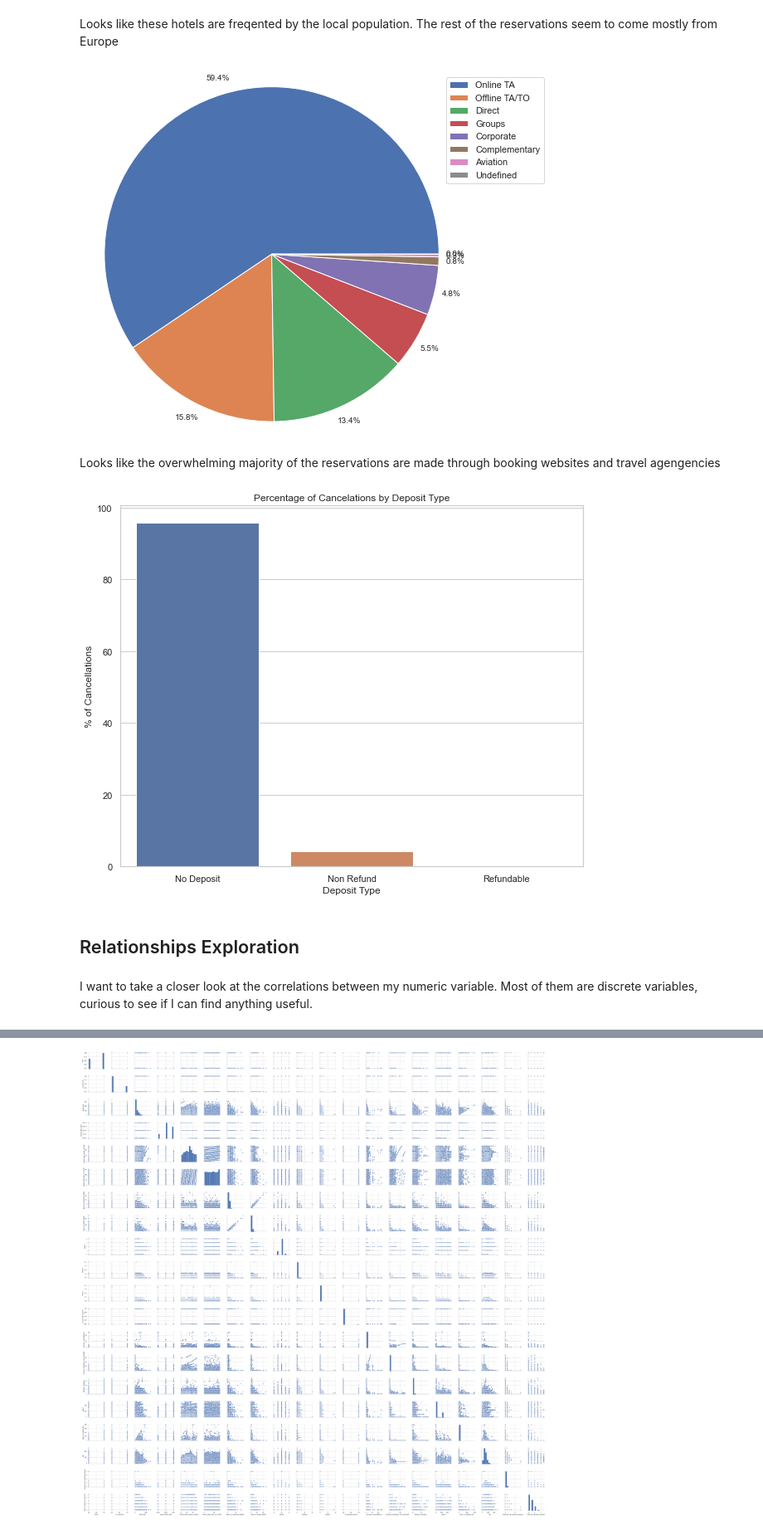
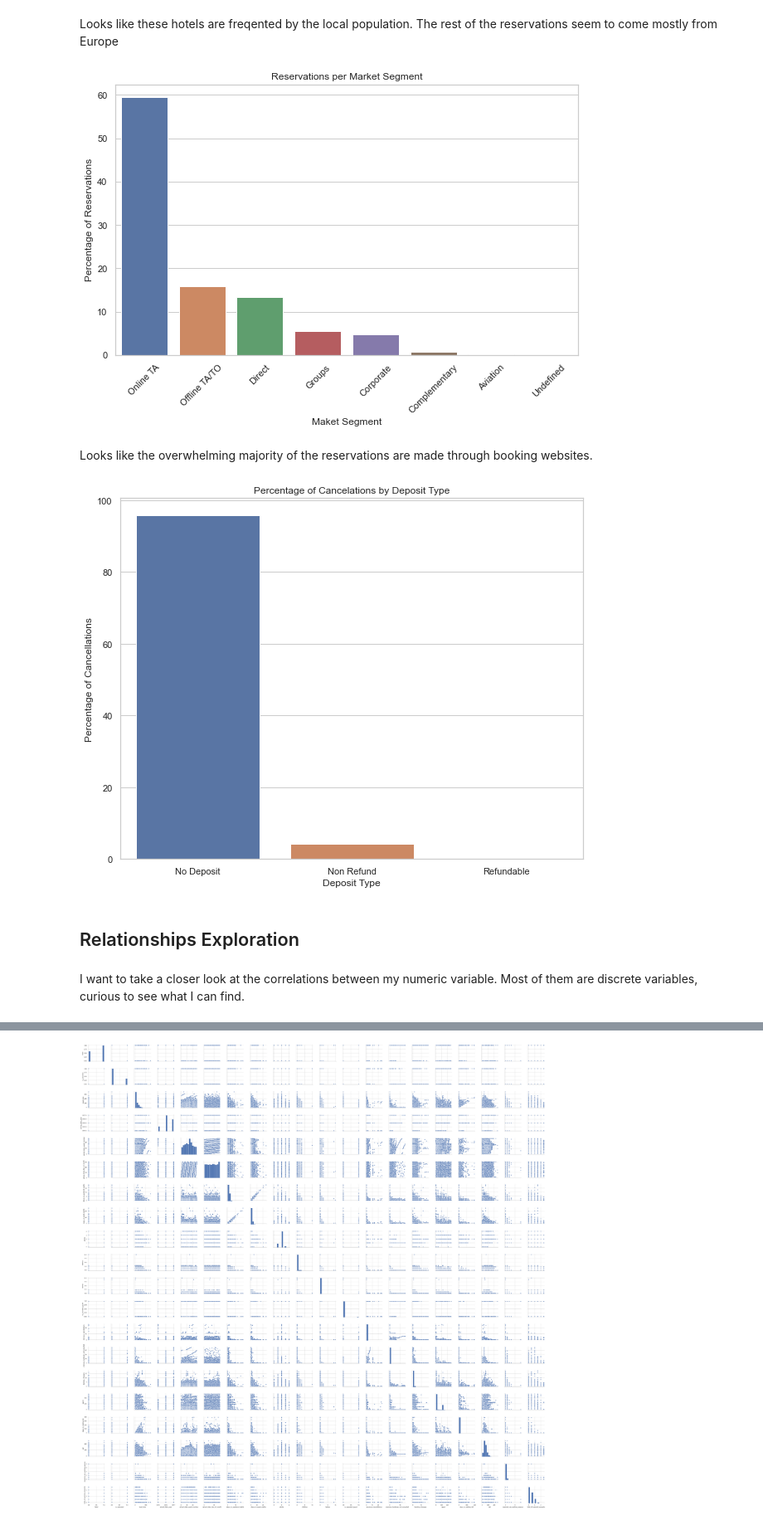
Before and after one commit to asaint13/Capstone_Two-Booking_Cancelations, a Jupyter notebook: 03-EDA.ipynb, the cells around one changed output, grey strips where cells are left out. Shown at 83% size. Drawn from its saved outputs; the diff is of its cells as text; code cells hidden in the pictures.

```diff
--- a/03-EDA.ipynb
+++ b/03-EDA.ipynb
@@ -340,16 +348,20 @@ plt.show()
 Looks like these hotels are freqented by the local population. The rest of the reservations seem to come mostly from Europe
 # %%
 #Now I'm going to look into how these rervations are made.
-market = pd.DataFrame(bookings['market_segment'].value_counts()).reset_index()
-plt.figure(figsize=(8,8))
-plt.pie(market['market_segment'], autopct='%1.1f%%', pctdistance=1.1)
-plt.legend(market['index'], bbox_to_anchor=(1.25, 1), loc='upper right')
-plt.axis('equal')
+market = pd.DataFrame(bookings['market_segment'].value_counts(normalize=True)).reset_index()
+market['percent'] = market['market_segment']*100
+
+plt.figure(figsize=(10,6))
+sns.barplot(x='index', y='percent', data=market)
+plt.title('Reservations per Market Segment')
+plt.xlabel('Maket Segment')
+plt.ylabel('Percentage of Reservations')
+plt.xticks(rotation=45)
 plt.show()
 # %% [output]
-[figure, old version]
+[figure, new version]
 # %% [markdown]
-Looks like the overwhelming majority of the reservations are made through booking websites and travel agengencies
+Looks like the overwhelming majority of the reservations are made through booking websites.
 # %%
 #The next variable I want to look into is deposit_type. I want to see how the the payments reflect on the number of
 #cancelations
@@ -361,8 +373,8 @@ plt.figure(figsize=(10,8))
 sns.barplot(x='deposit_type', y='percent', data=payment)
 plt.title('Percentage of Cancelations by Deposit Type')
 plt.xlabel('Deposit Type')
-plt.ylabel('% of Cancellations')
+plt.ylabel('Percentage of Cancellations')
 plt.show()
 # %% [output]
-[figure, old version]
+[figure, new version]
 # %%
@@ -377,7 +389,7 @@ bookings['hotel'] = bookings['hotel'].apply(lambda x: 1 if x == 'City Hotel' els
 # %% [markdown]
 ## Relationships Exploration
 # %% [markdown]
-I want to take a closer look at the correlations between my numeric variable. Most of them are discrete variables, curious to see if I can find anything useful.
+I want to take a closer look at the correlations between my numeric variable. Most of them are discrete variables, curious to see what I can find.
 # %%
 #Numeric columns
 numeric_cols = list(bookings.select_dtypes(include=[np.number]).columns)
```
Also changed, not shown: parts of 10 cells of this notebook.
